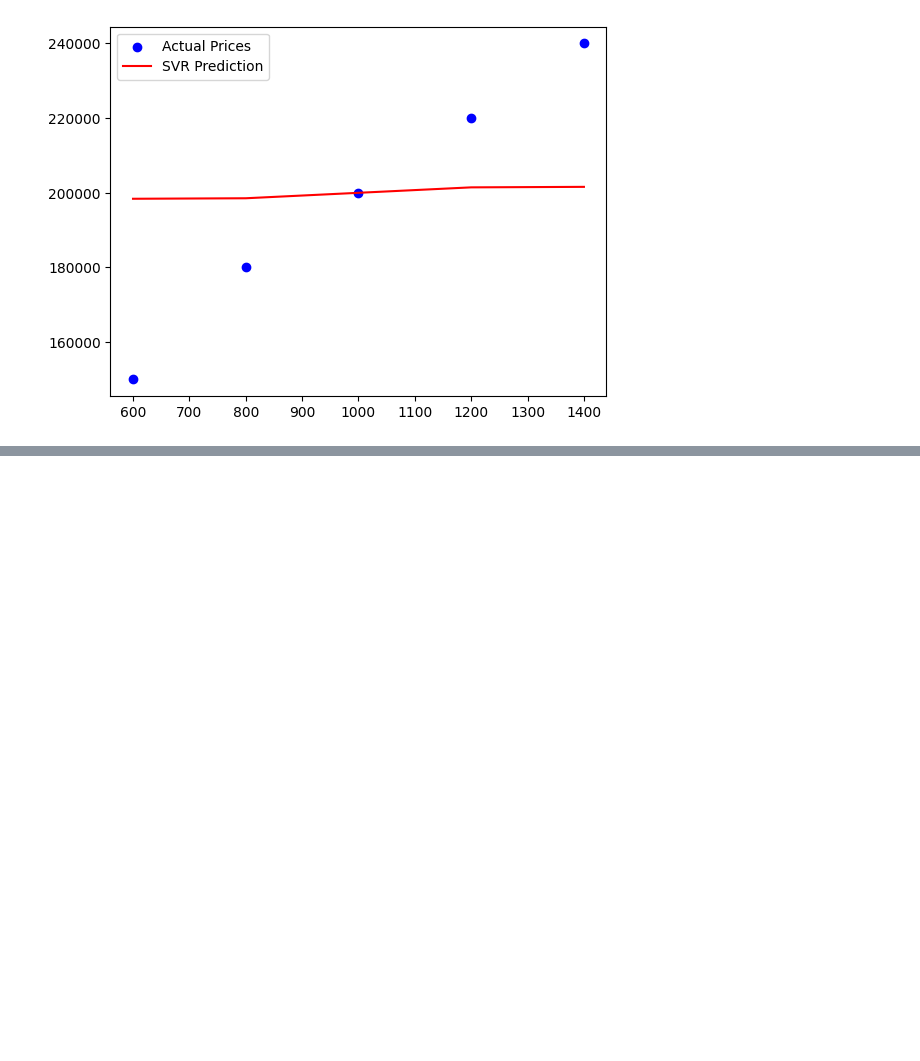
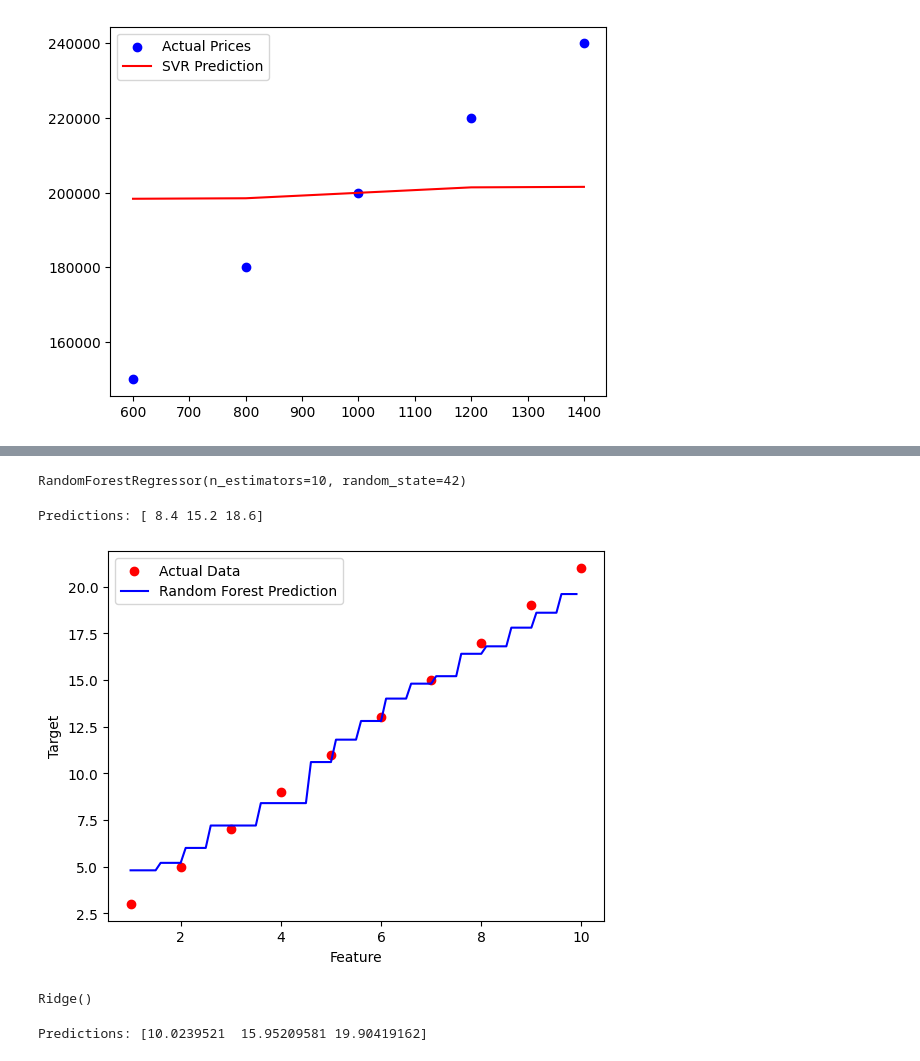
Before and after one commit to PratikshaShelke24/data-science, a Jupyter notebook: mlpratices.ipynb, the cells around one changed output, grey strips where cells are left out. Drawn from its saved outputs; the diff is of its cells as text; code cells hidden in the pictures; blank space fills up the shorter version.

```diff
--- a/mlpratices.ipynb
+++ b/mlpratices.ipynb
@@ -389,0 +434,10 @@ plt.show()
+# %%
+# Step 1: Create sample dataset
+X = np.array([[1], [2], [3], [4], [5], [6], [7], [8], [9], [10]])  # Features
+y = np.array([3, 5, 7, 9, 11, 13, 15, 17, 19, 21])  # Target values
+# %%
+# Step 2: Train Random Forest Regressor
+model = RandomForestRegressor(n_estimators=10, random_state=42)  # 10 trees
+model.fit(X, y)
+# %% [output]
+RandomForestRegressor(n_estimators=10, random_state=42)
@@ -389,0 +448,17 @@ plt.show()
+# %%
+print("Predictions:", y_pred)
+# %% [output]
+Predictions: [ 8.4 15.2 18.6]
+# %%
+# Step 4: Plot results
+X_grid = np.arange(1, 10, 0.1).reshape(-1, 1)  # Fine grid for smooth curve
+y_grid_pred = model.predict(X_grid)
+# %%
+plt.scatter(X, y, color="red", label="Actual Data")
+plt.plot(X_grid, y_grid_pred, color="blue", label="Random Forest Prediction")
+plt.xlabel("Feature")
+plt.ylabel("Target")
+plt.legend()
+plt.show()
+# %% [output]
+[figure, added]
@@ -389,0 +475,7 @@ plt.show()
+# %%
+
+# Step 2: Train Ridge Regression Model
+ridge_model = Ridge(alpha=1.0)  # Regularization strength (λ)
+ridge_model.fit(X, y)
+# %% [output]
+Ridge()
@@ -389,0 +487,4 @@ plt.show()
+# %%
+print("Predictions:", y_pred)
+# %% [output]
+Predictions: [10.0239521  15.95209581 19.90419162]
```
Also changed, not shown: parts of 25 cells of this notebook.
